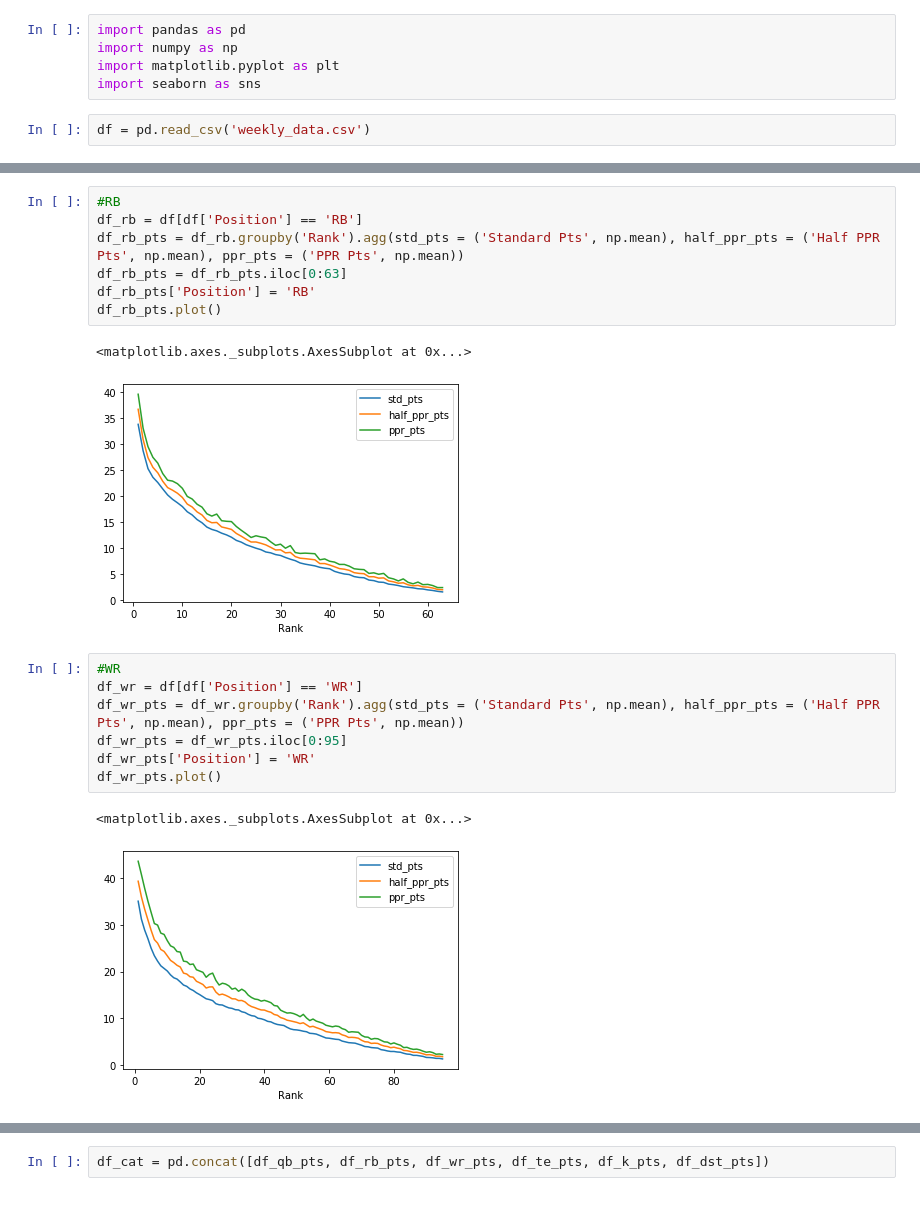
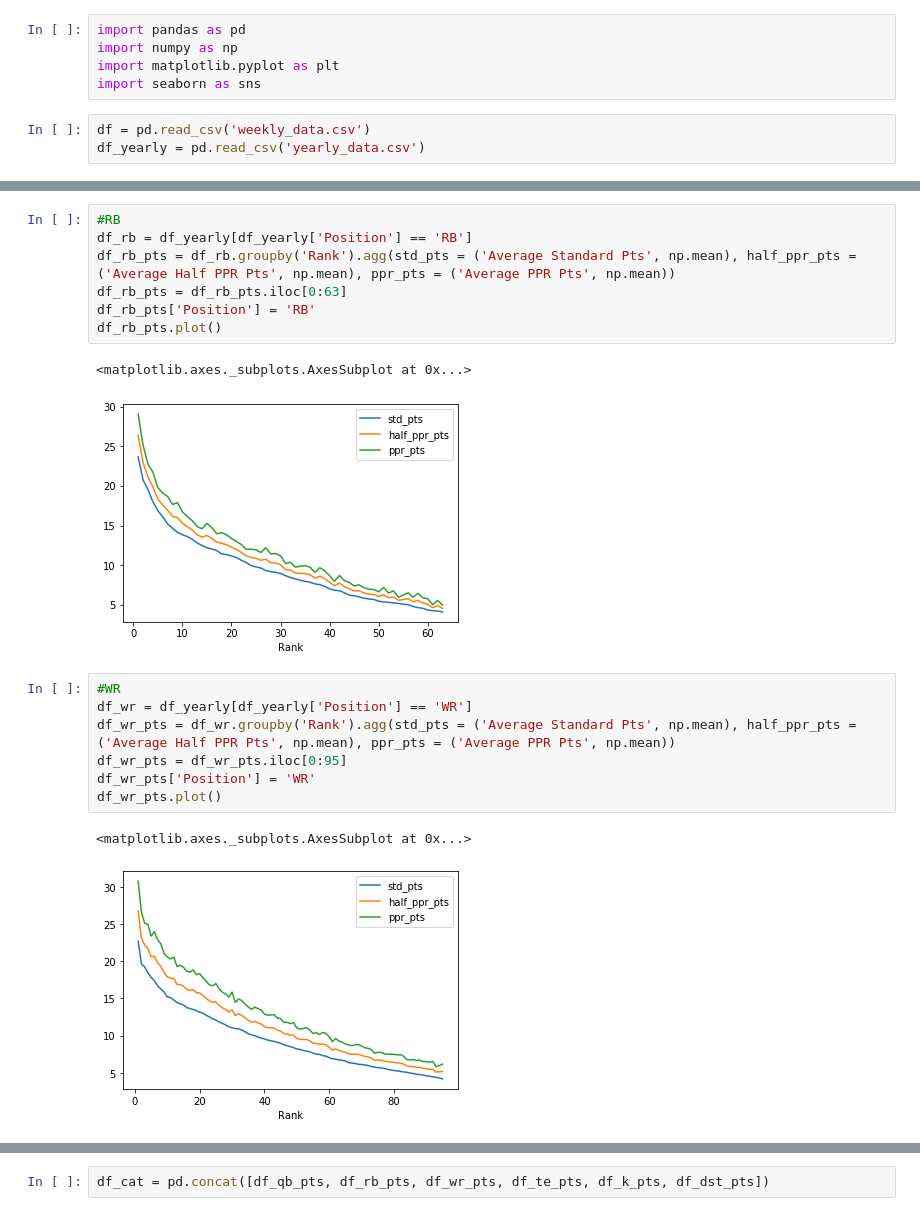
Before and after one commit to Timlee1/FFOptimalLineup, a Jupyter notebook: data/Data Analysis.ipynb, the cells around one changed output, grey strips where cells are left out. Drawn from its saved outputs; the diff is of its cells as text.

```diff
--- a/data/Data Analysis.ipynb
+++ b/data/Data Analysis.ipynb
@@ -5,5 +5,6 @@ import matplotlib.pyplot as plt
 import seaborn as sns
 # %%
 df = pd.read_csv('weekly_data.csv')
+df_yearly = pd.read_csv('yearly_data.csv')
 # %%
 #QB
@@ -18,22 +19,22 @@ df_qb_pts.plot()
 # %%
 #RB
-df_rb = df[df['Position'] == 'RB']
-df_rb_pts = df_rb.groupby('Rank').agg(std_pts = ('Standard Pts', np.mean), half_ppr_pts = ('Half PPR Pts', np.mean), ppr_pts = ('PPR Pts', np.mean))
+df_rb = df_yearly[df_yearly['Position'] == 'RB']
+df_rb_pts = df_rb.groupby('Rank').agg(std_pts = ('Average Standard Pts', np.mean), half_ppr_pts = ('Average Half PPR Pts', np.mean), ppr_pts = ('Average PPR Pts', np.mean))
 df_rb_pts = df_rb_pts.iloc[0:63]
 df_rb_pts['Position'] = 'RB'
 df_rb_pts.plot()
 # %% [output]
 <matplotlib.axes._subplots.AxesSubplot at 0x...>
-[figure, old version]
+[figure, new version]
 # %%
 #WR
-df_wr = df[df['Position'] == 'WR']
-df_wr_pts = df_wr.groupby('Rank').agg(std_pts = ('Standard Pts', np.mean), half_ppr_pts = ('Half PPR Pts', np.mean), ppr_pts = ('PPR Pts', np.mean))
+df_wr = df_yearly[df_yearly['Position'] == 'WR']
+df_wr_pts = df_wr.groupby('Rank').agg(std_pts = ('Average Standard Pts', np.mean), half_ppr_pts = ('Average Half PPR Pts', np.mean), ppr_pts = ('Average PPR Pts', np.mean))
 df_wr_pts = df_wr_pts.iloc[0:95]
 df_wr_pts['Position'] = 'WR'
 df_wr_pts.plot()
 # %% [output]
 <matplotlib.axes._subplots.AxesSubplot at 0x...>
-[figure, old version]
+[figure, new version]
 # %%
 #TE
```
Also changed, not shown: parts of 8 cells of this notebook, 6 other files.
